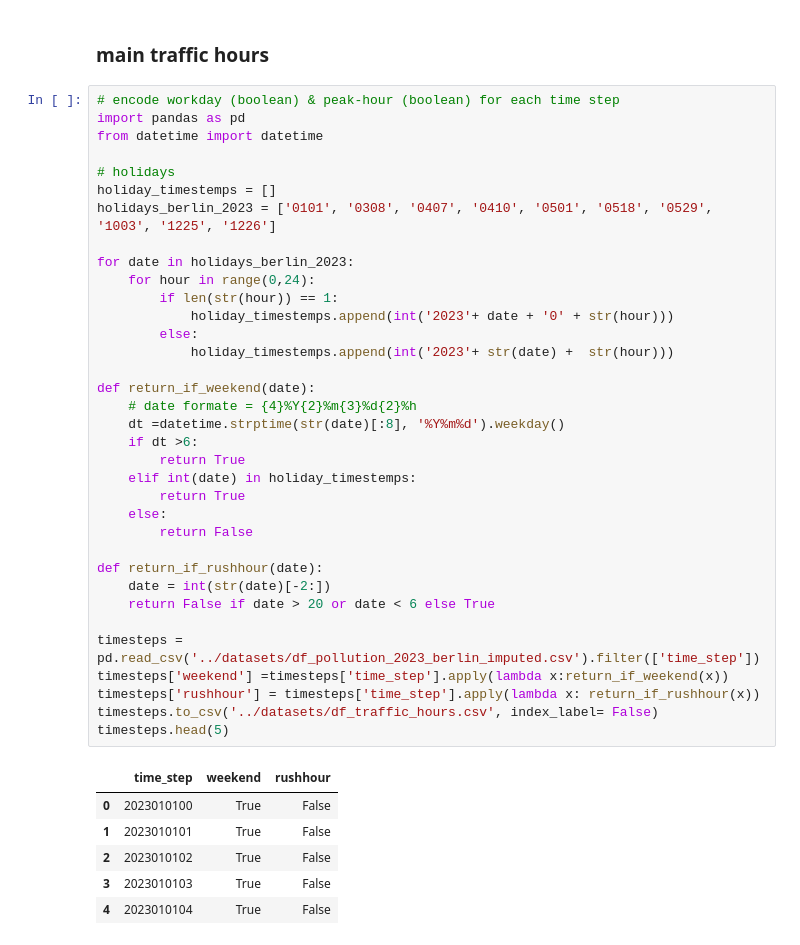
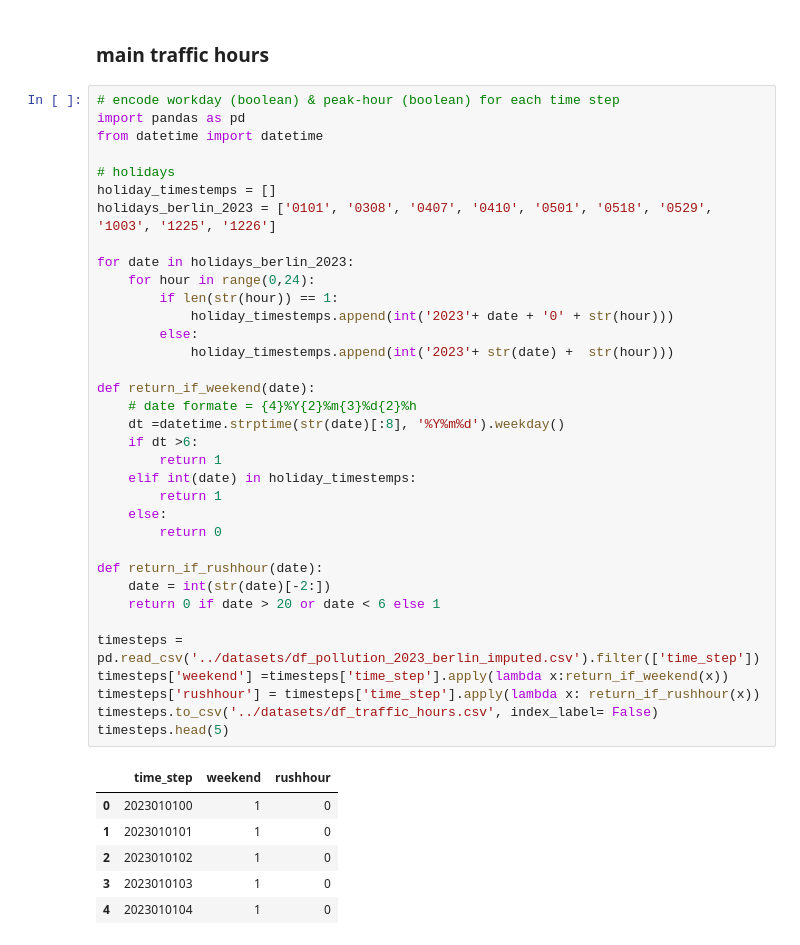
Before and after one commit to RiSchmi/berlin_land_use_dataset, a Jupyter notebook: notebooks_feature_engineering/encode_emitting_source.ipynb, the cells around one changed output. Saved outputs shown, nothing was run; the diff lists cells and outputs as text.

```diff
--- a/notebooks_feature_engineering/encode_emitting_source.ipynb
+++ b/notebooks_feature_engineering/encode_emitting_source.ipynb
@@ -198,39 +198,39 @@ import pandas as pd
 from datetime import datetime
 
 # holidays
 holiday_timestemps = []
 holidays_berlin_2023 = ['0101', '0308', '0407', '0410', '0501', '0518', '0529', '1003', '1225', '1226']
 
 for date in holidays_berlin_2023:
     for hour in range(0,24):
         if len(str(hour)) == 1:
             holiday_timestemps.append(int('2023'+ date + '0' + str(hour)))
         else:
             holiday_timestemps.append(int('2023'+ str(date) +  str(hour)))
 
 def return_if_weekend(date):
     # date formate = {4}%Y{2}%m{3}%d{2}%h
     dt =datetime.strptime(str(date)[:8], '%Y%m%d').weekday()
     if dt >6:
-        return True
+        return 1
     elif int(date) in holiday_timestemps:
-        return True
+        return 1
     else:
-        return False
+        return 0
 
 def return_if_rushhour(date):
     date = int(str(date)[-2:])
-    return False if date > 20 or date < 6 else True
+    return 0 if date > 20 or date < 6 else 1
 
 timesteps = pd.read_csv('../datasets/df_pollution_2023_berlin_imputed.csv').filter(['time_step'])
 timesteps['weekend'] =timesteps['time_step'].apply(lambda x:return_if_weekend(x))
 timesteps['rushhour'] = timesteps['time_step'].apply(lambda x: return_if_rushhour(x))
 timesteps.to_csv('../datasets/df_traffic_hours.csv', index_label= False)
 timesteps.head(5)
 # %% [output]
 |  | time_step | weekend | rushhour |
-| 0 | 2023010100 | True | False |
-| 1 | 2023010101 | True | False |
-| 2 | 2023010102 | True | False |
-| 3 | 2023010103 | True | False |
-| 4 | 2023010104 | True | False |
+| 0 | 2023010100 | 1 | 0 |
+| 1 | 2023010101 | 1 | 0 |
+| 2 | 2023010102 | 1 | 0 |
+| 3 | 2023010103 | 1 | 0 |
+| 4 | 2023010104 | 1 | 0 |
```
